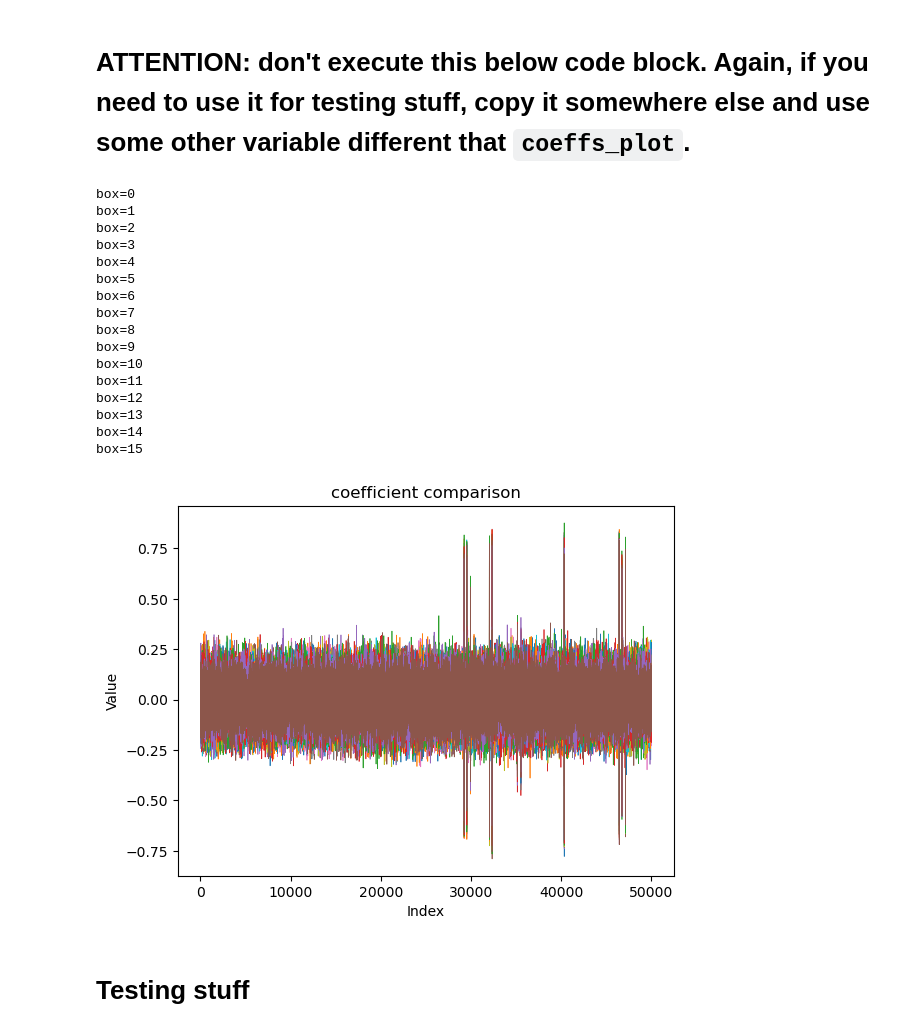
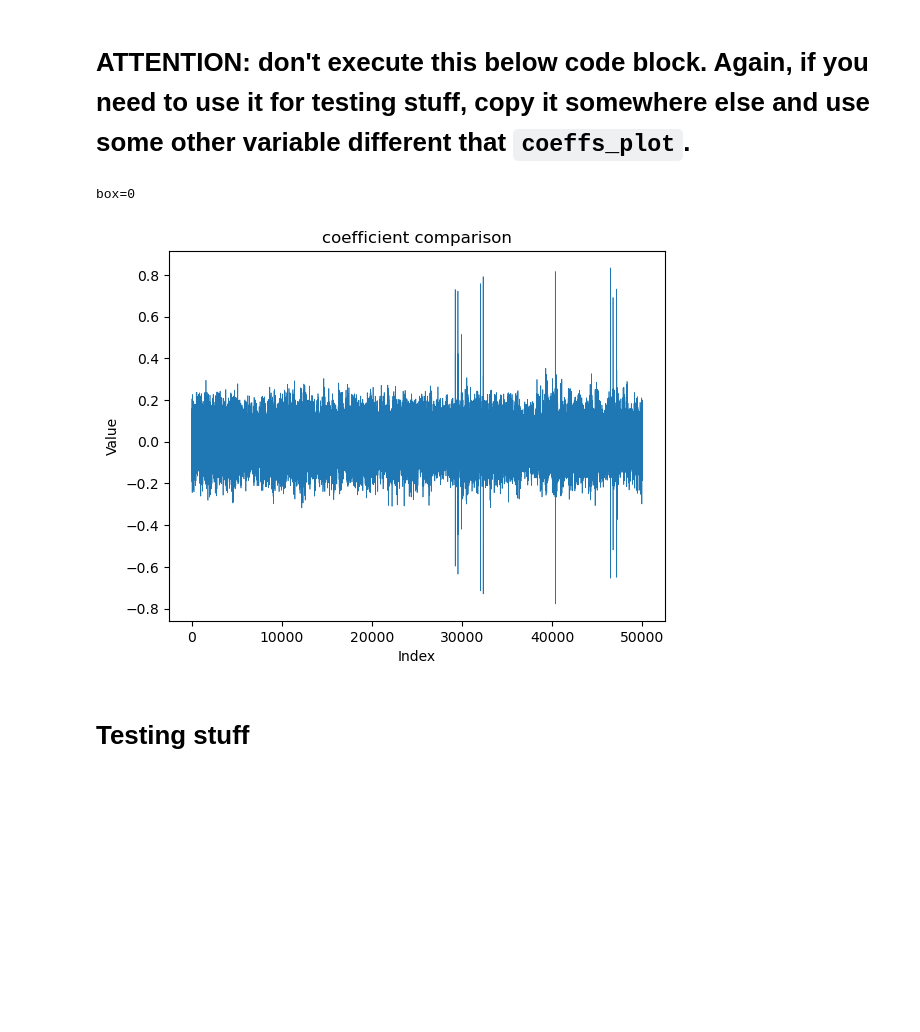
Before and after one commit to blueh0rse/cpa-attack, a Jupyter notebook: analysis.ipynb, the cells around one changed output. Saved outputs shown, nothing was run; the diff lists cells and outputs as text; code cells hidden in the pictures; blank space fills up the shorter version.

```diff
--- a/analysis.ipynb
+++ b/analysis.ipynb
@@ -170,28 +170,13 @@ def multi(box: int):
 # %% [markdown]
 # ATTENTION: don't execute this below code block. Again, if you need to use it for testing stuff, copy it somewhere else and use some other variable different that `coeffs_plot`.
 # %%
-for i in range(16):
+for i in range(1):
 	multi(i)
 
 plt.show()
 # %% [output]
 box=0
-box=1
-box=2
-box=3
-box=4
-box=5
-box=6
-box=7
-box=8
-box=9
-box=10
-box=11
-box=12
-box=13
-box=14
-box=15
-[figure, old version]
+[figure, new version]
 # %% [markdown]
 # Testing stuff
 # %% [markdown]
```
Also changed, not shown: parts of 7 cells of this notebook, 1 other file.
